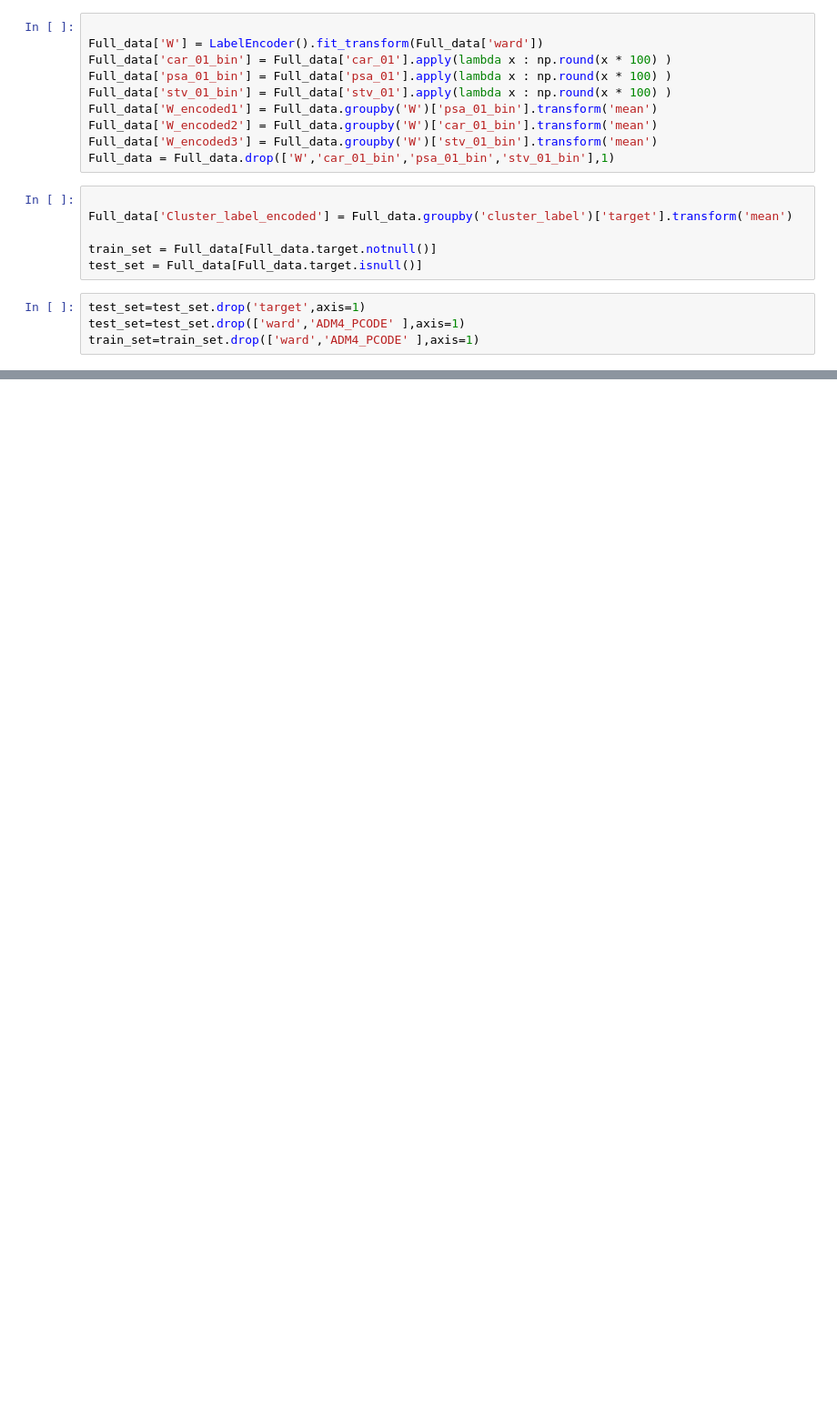
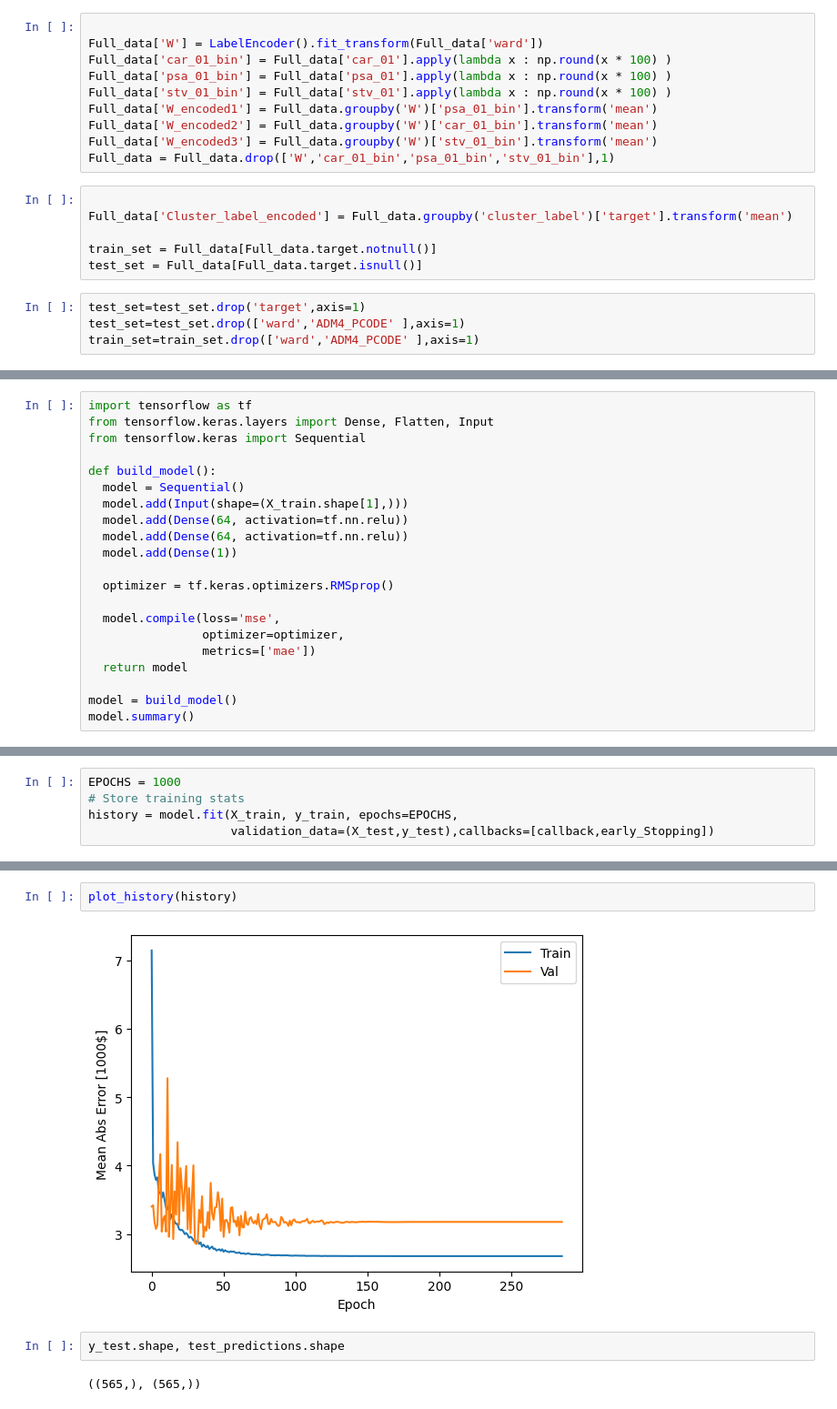
Before and after one commit to ExplorerGumel/Trailblazers-Qualification-Challenge, a Jupyter notebook: Solution.ipynb, the cells around one changed output, grey strips where cells are left out. Shown: that part at 91% size. Drawn from its saved outputs; the diff is of its cells as text; blank space fills up the shorter version.

```diff
--- a/Solution.ipynb
+++ b/Solution.ipynb
@@ -182,0 +248,21 @@ print(mean_squared_error(y_test,prediction))
+# %%
+import tensorflow as tf
+from tensorflow.keras.layers import Dense, Flatten, Input
+from tensorflow.keras import Sequential
+
+def build_model():
+  model = Sequential()
+  model.add(Input(shape=(X_train.shape[1],)))
+  model.add(Dense(64, activation=tf.nn.relu))
+  model.add(Dense(64, activation=tf.nn.relu))
+  model.add(Dense(1))
+
+  optimizer = tf.keras.optimizers.RMSprop()
+
+  model.compile(loss='mse',
+                optimizer=optimizer,
+                metrics=['mae'])
+  return model
+
+model = build_model()
+model.summary()
@@ -182,0 +285,5 @@ print(mean_squared_error(y_test,prediction))
+# %%
+EPOCHS = 1000
+# Store training stats
+history = model.fit(X_train, y_train, epochs=EPOCHS,
+                    validation_data=(X_test,y_test),callbacks=[callback,early_Stopping])
@@ -182,0 +308,8 @@ print(mean_squared_error(y_test,prediction))
+# %%
+plot_history(history)
+# %% [output]
+[figure, added]
+# %%
+y_test.shape, test_predictions.shape
+# %% [output]
+((565,), (565,))
```
Also changed, not shown: parts of 18 cells of this notebook.
